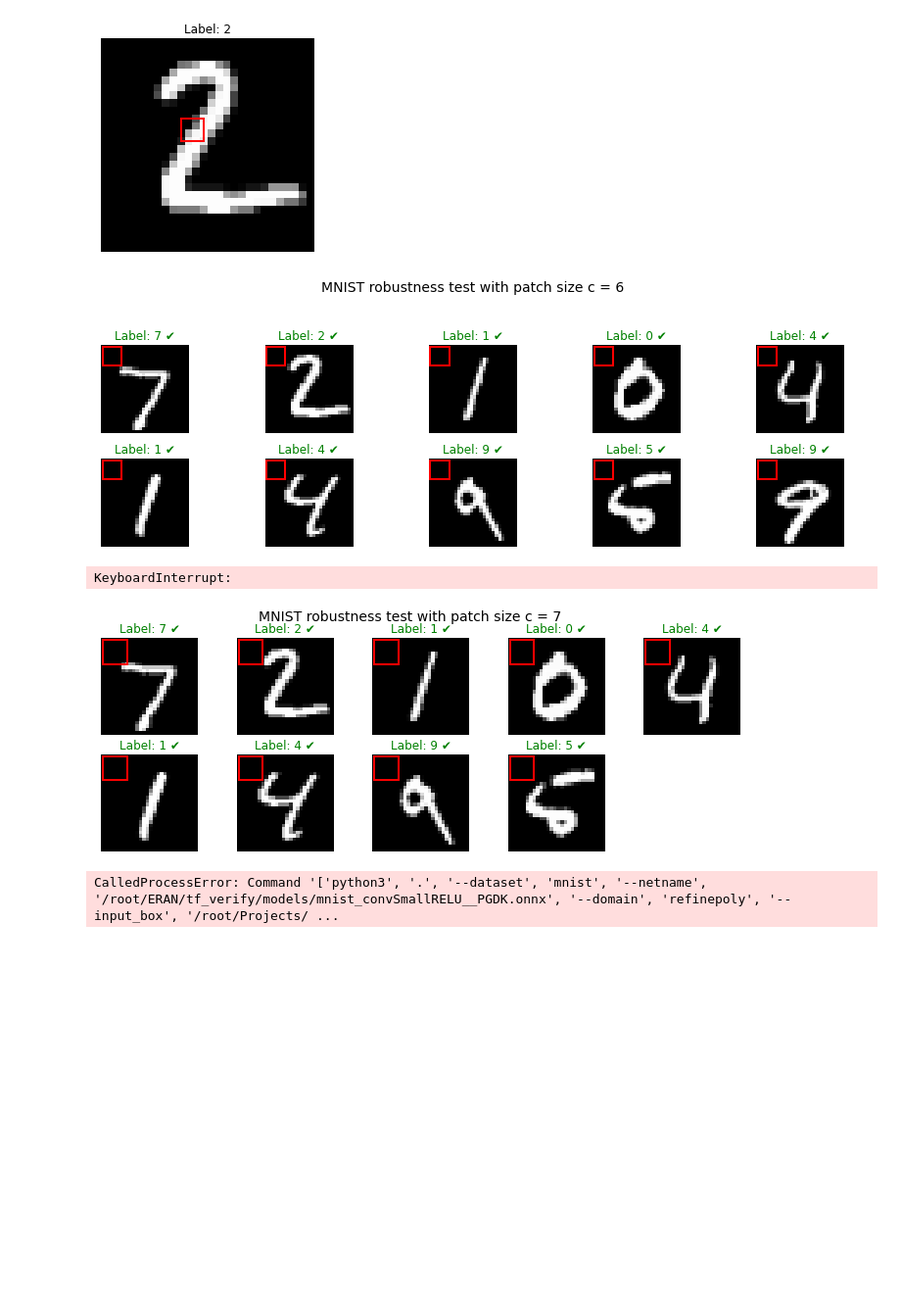
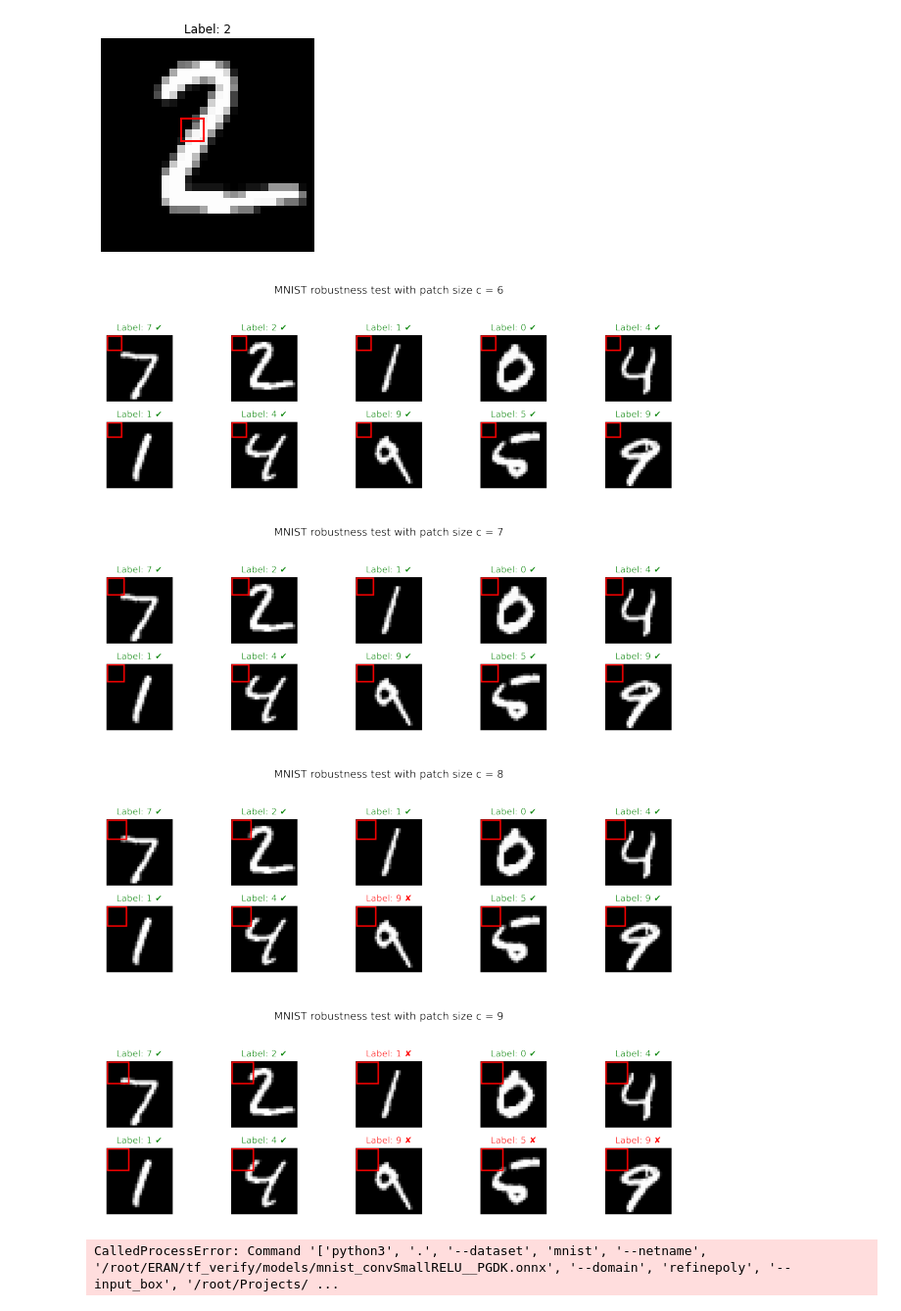
Before and after one commit to NathanA15/Patch-Attack-Verification, a Jupyter notebook: intro.ipynb, the cells around one changed output. Shown at 98% size. Saved outputs shown, nothing was run; the diff lists cells and outputs as text; code cells hidden in the pictures; blank space fills up the shorter version.

```diff
--- a/intro.ipynb
+++ b/intro.ipynb
@@ -59,48 +67,101 @@ plt.show()
 # %%
 # display figure with 10 digits of mnist
 # Display first 10 images
+# i = 0
+# j = 0
+
+# # Create images directory
+# images_dir = Path("images")
+# images_dir.mkdir(exist_ok=True)
+
+# for c in range(6, 10):
+# 	plt.figure(figsize=(12, 4))
+# 	plt.suptitle(f"MNIST robustness test with patch size c = {c}", fontsize=14)
+
+# 	for image_index in range(10):
+# 		img = pixels[image_index].reshape(28, 28)
+# 		label_img = labels[image_index]
+
+# 		input_box_path = create_patch_input_config_file(img, i, j, c, label=label_img)
+# 		dominant_class = run_eran(input_box_path=input_box_path, domain="refinepoly")
+
+# 		plt.subplot(2, 5, image_index + 1)
+# 		plt.imshow(img, cmap="gray")
+
+# 		if labels[image_index] == dominant_class:
+# 			symbol = "✔"
+# 			color = "green"
+# 		else:
+# 			symbol = "✘"
+# 			color = "red"
+
+# 		plt.title(f"Label: {labels[image_index]} {symbol}", color=color)
+# 		plt.axis("off")
+
+# 		rect = plt.Rectangle((i, j), c, c, edgecolor="red", facecolor="none", linewidth=2)
+# 		plt.gca().add_patch(rect)
+
+# 	plt.tight_layout(rect=[0, 0, 1, 0.93])
+# 	output_path = images_dir / f"mnist_patch_robustness_patch_size_{c}_refinepoly.png"
+# 	plt.savefig(output_path, dpi=300, bbox_inches="tight")
+# 	plt.show()
+
+
+
+
 i = 0
 j = 0
 
-# Create images directory
 images_dir = Path("images")
 images_dir.mkdir(exist_ok=True)
 
 for c in range(6, 10):
+	output_path = images_dir / f"mnist_patch_robustness_patch_size_{c}_refinepoly.png"
+
+	# If image already exists, load and show it
+	if output_path.exists():
+		img_loaded = plt.imread(output_path)
+		plt.figure(figsize=(12, 4))
+		plt.imshow(img_loaded)
+		plt.axis("off")
+		plt.show()
+		continue
+
+	# Otherwise, generate it
 	plt.figure(figsize=(12, 4))
 	plt.suptitle(f"MNIST robustness test with patch size c = {c}", fontsize=14)
 
 	for image_index in range(10):
 		img = pixels[image_index].reshape(28, 28)
 		label_img = labels[image_index]
 
 		input_box_path = create_patch_input_config_file(img, i, j, c, label=label_img)
-		dominant_class = run_eran(input_box_path=input_box_path, domain="deeppoly")
+		dominant_class = run_eran(input_box_path=input_box_path, domain="refinepoly")
 
 		plt.subplot(2, 5, image_index + 1)
 		plt.imshow(img, cmap="gray")
 
 		if labels[image_index] == dominant_class:
 			symbol = "✔"
 			color = "green"
 		else:
 			symbol = "✘"
 			color = "red"
 
 		plt.title(f"Label: {labels[image_index]} {symbol}", color=color)
 		plt.axis("off")
 
 		rect = plt.Rectangle((i, j), c, c, edgecolor="red", facecolor="none", linewidth=2)
 		plt.gca().add_patch(rect)
 
 	plt.tight_layout(rect=[0, 0, 1, 0.93])
-	output_path = images_dir / f"mnist_patch_robustness_patch_size_{c}_deeppoly.png"
 	plt.savefig(output_path, dpi=300, bbox_inches="tight")
 	plt.show()
 # %% [output]
-[figure, old version]
+[figure, new version]
-KeyboardInterrupt:
-[figure, old version]
+[figure, new version]
+[figure, added]
+[figure, added]
 # %%
 # Take image at index 7 and run deeppoly with parameter of complete = True
 # this will first run deeppoly and then because it wont know with deeppoly if it is robust or not
```
Also changed, not shown: parts of 4 cells of this notebook, 5 other files.
